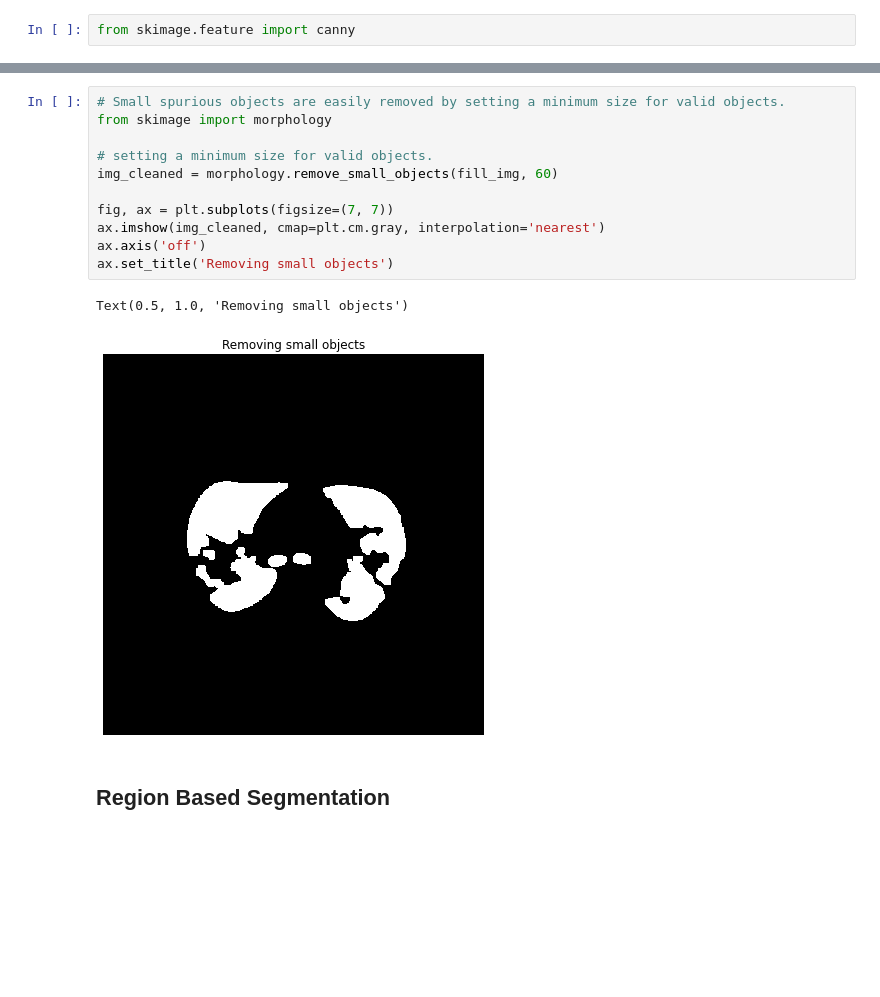
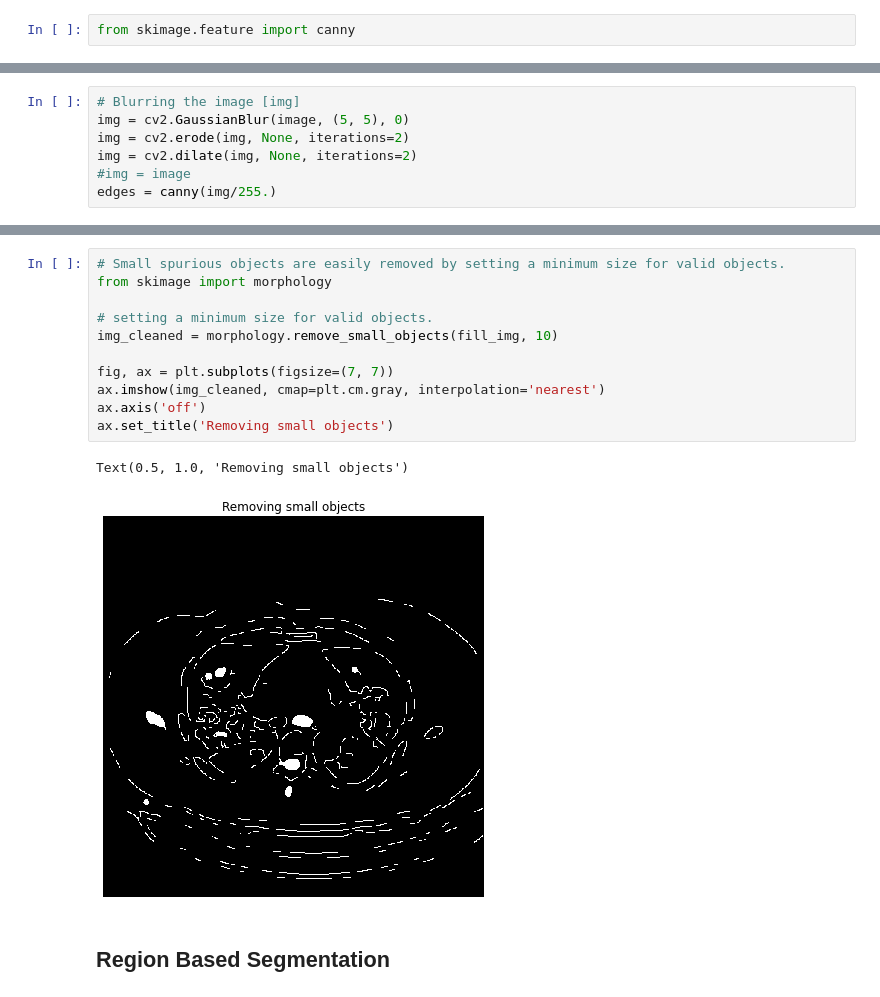
Before and after one commit to kenanmorani/Images_Preprocessing, a Jupyter notebook: Image_Segmentation_Methods_Comparison.ipynb, the cells around one changed output, grey strips where cells are left out. Cells and saved outputs as stored; diff of their text form; blank space fills up the shorter version.

```diff
--- a/Image_Segmentation_Methods_Comparison.ipynb
+++ b/Image_Segmentation_Methods_Comparison.ipynb
@@ -74,3 +71,10 @@ edges = canny(img/255.)
+# %%
+# Blurring the image [img]
+img = cv2.GaussianBlur(image, (5, 5), 0)
+img = cv2.erode(img, None, iterations=2)
+img = cv2.dilate(img, None, iterations=2)
+#img = image
+edges = canny(img/255.)
 # %%
 fig, ax = plt.subplots(figsize=(7, 7))
 ax.imshow(edges, cmap=plt.cm.gray, interpolation='nearest')
@@ -95,17 +99,17 @@ Text(0.5, 1.0, 'Filling the holes')
 # %%
 # Small spurious objects are easily removed by setting a minimum size for valid objects.
 from skimage import morphology
 
 # setting a minimum size for valid objects.
-img_cleaned = morphology.remove_small_objects(fill_img, 60)
+img_cleaned = morphology.remove_small_objects(fill_img, 10)
 
 fig, ax = plt.subplots(figsize=(7, 7))
 ax.imshow(img_cleaned, cmap=plt.cm.gray, interpolation='nearest')
 ax.axis('off')
 ax.set_title('Removing small objects')
 # %% [output]
 Text(0.5, 1.0, 'Removing small objects')
-[figure, old version]
+[figure, new version]
 # %% [markdown]
 ## Region Based Segmentation
 # %%
```
Also changed, not shown: parts of 12 cells of this notebook.
